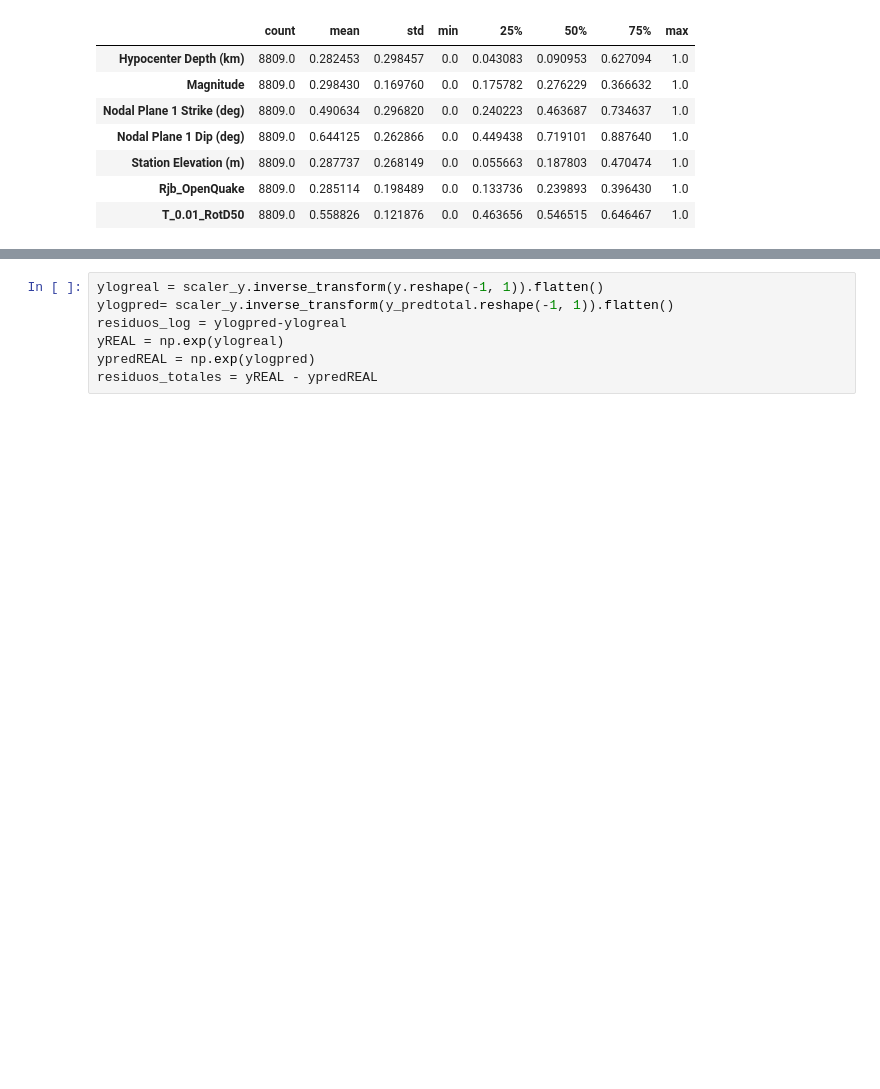
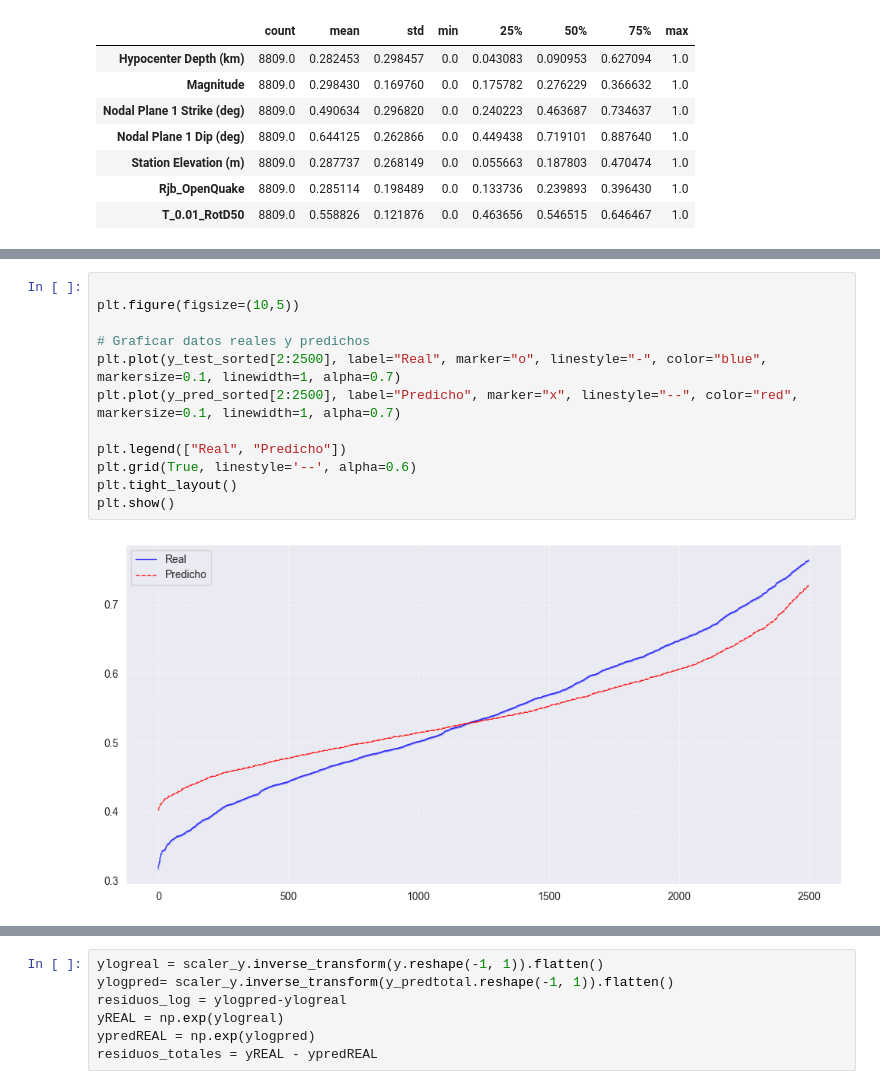
Before and after one commit to eliasibpajaro/JBookProjectML2025, a Jupyter notebook: _sources/Models.ipynb, the cells around one changed output, grey strips where cells are left out. Drawn from its saved outputs; the diff is of its cells as text; blank space fills up the shorter version.

```diff
--- a/_sources/Models.ipynb
+++ b/_sources/Models.ipynb
@@ -235,3 +307,17 @@ plt.show()
+# %%
+
+plt.figure(figsize=(10,5))
+
+# Graficar datos reales y predichos
+plt.plot(y_test_sorted[2:2500], label="Real", marker="o", linestyle="-", color="blue", markersize=0.1, linewidth=1, alpha=0.7)
+plt.plot(y_pred_sorted[2:2500], label="Predicho", marker="x", linestyle="--", color="red", markersize=0.1, linewidth=1, alpha=0.7)
+
+plt.legend(["Real", "Predicho"])
+plt.grid(True, linestyle='--', alpha=0.6)
+plt.tight_layout()
+plt.show()
+# %% [output]
+[figure, added]
 # %%
 y_test_unscaled = scaler_y.inverse_transform(y_test.reshape(-1, 1)).flatten()
 y_pred_unscaled = scaler_y.inverse_transform(y_pred.reshape(-1, 1)).flatten()
```
Also changed, not shown: parts of 69 cells of this notebook, 16 other files.
